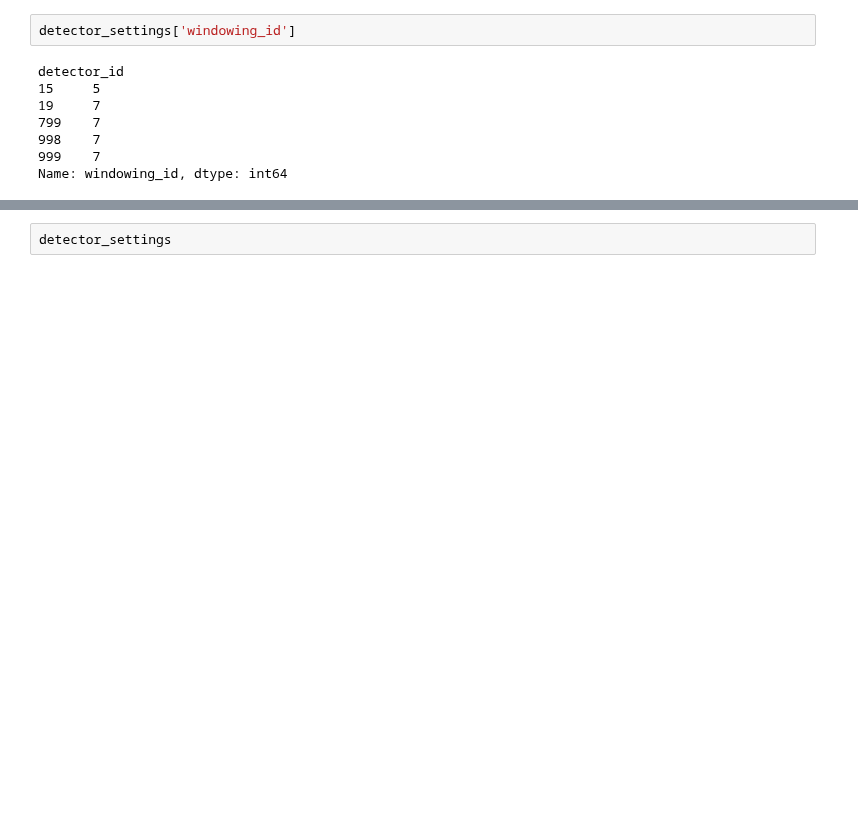
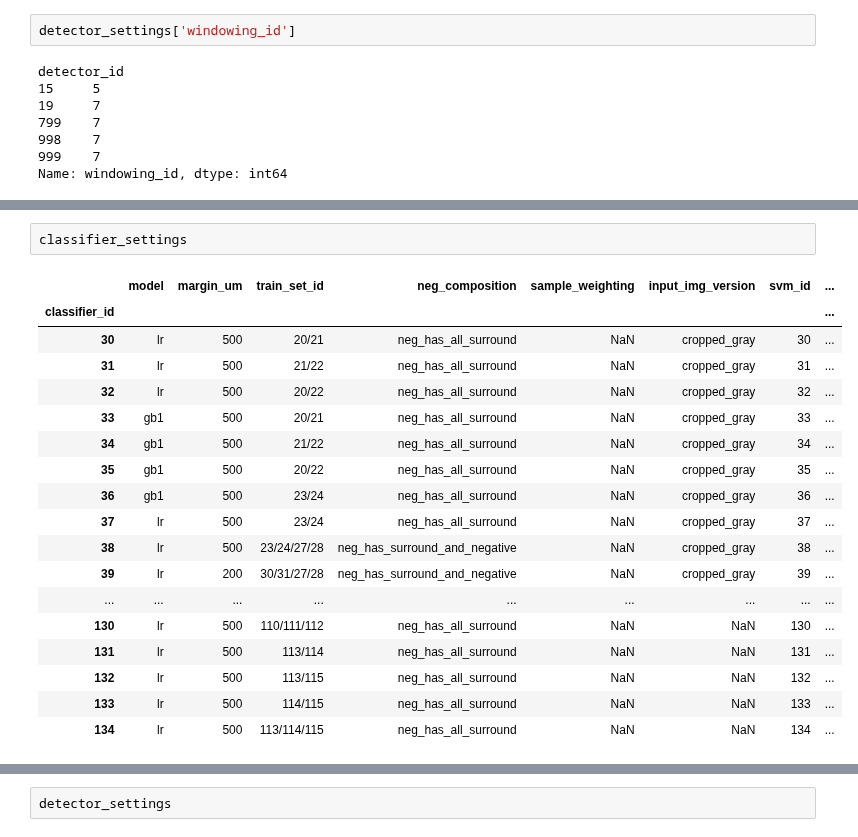
Before and after one commit to ActiveBrainAtlas/MouseBrainAtlas_dev, a Jupyter notebook: demo/a_test.ipynb, the cells around one changed output, grey strips where cells are left out. Drawn from its saved outputs; the diff is of its cells as text; blank space fills up the shorter version.

```diff
--- a/demo/a_test.ipynb
+++ b/demo/a_test.ipynb
@@ -93,0 +45,21 @@ Name: windowing_id, dtype: int64
+# %%
+classifier_settings
+# %% [output]
+|  | model | margin_um | train_set_id | neg_composition | sample_weighting | input_img_version | svm_id | ... |
+| classifier_id |  |  |  |  |  |  |  | ... |
+| 30 | lr | 500 | 20/21 | neg_has_all_surround | NaN | cropped_gray | 30 | ... |
+| 31 | lr | 500 | 21/22 | neg_has_all_surround | NaN | cropped_gray | 31 | ... |
+| 32 | lr | 500 | 20/22 | neg_has_all_surround | NaN | cropped_gray | 32 | ... |
+| 33 | gb1 | 500 | 20/21 | neg_has_all_surround | NaN | cropped_gray | 33 | ... |
+| 34 | gb1 | 500 | 21/22 | neg_has_all_surround | NaN | cropped_gray | 34 | ... |
+| 35 | gb1 | 500 | 20/22 | neg_has_all_surround | NaN | cropped_gray | 35 | ... |
+| 36 | gb1 | 500 | 23/24 | neg_has_all_surround | NaN | cropped_gray | 36 | ... |
+| 37 | lr | 500 | 23/24 | neg_has_all_surround | NaN | cropped_gray | 37 | ... |
+| 38 | lr | 500 | 23/24/27/28 | neg_has_surround_and_negative | NaN | cropped_gray | 38 | ... |
+| 39 | lr | 200 | 30/31/27/28 | neg_has_surround_and_negative | NaN | cropped_gray | 39 | ... |
+| ... | ... | ... | ... | ... | ... | ... | ... | ... |
+| 130 | lr | 500 | 110/111/112 | neg_has_all_surround | NaN | NaN | 130 | ... |
+| 131 | lr | 500 | 113/114 | neg_has_all_surround | NaN | NaN | 131 | ... |
+| 132 | lr | 500 | 113/115 | neg_has_all_surround | NaN | NaN | 132 | ... |
+| 133 | lr | 500 | 114/115 | neg_has_all_surround | NaN | NaN | 133 | ... |
+| 134 | lr | 500 | 113/114/115 | neg_has_all_surround | NaN | NaN | 134 | ... |
```
Also changed, not shown: parts of 16 cells of this notebook, 6 other files.
